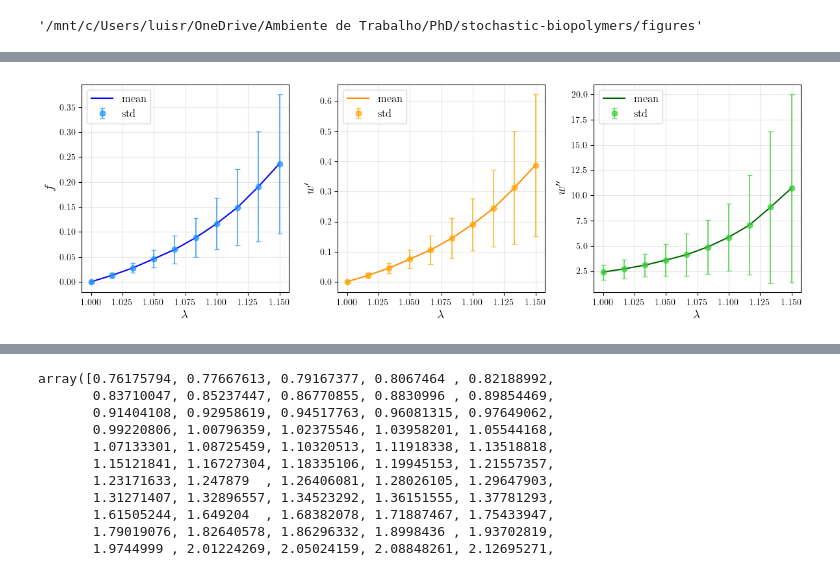
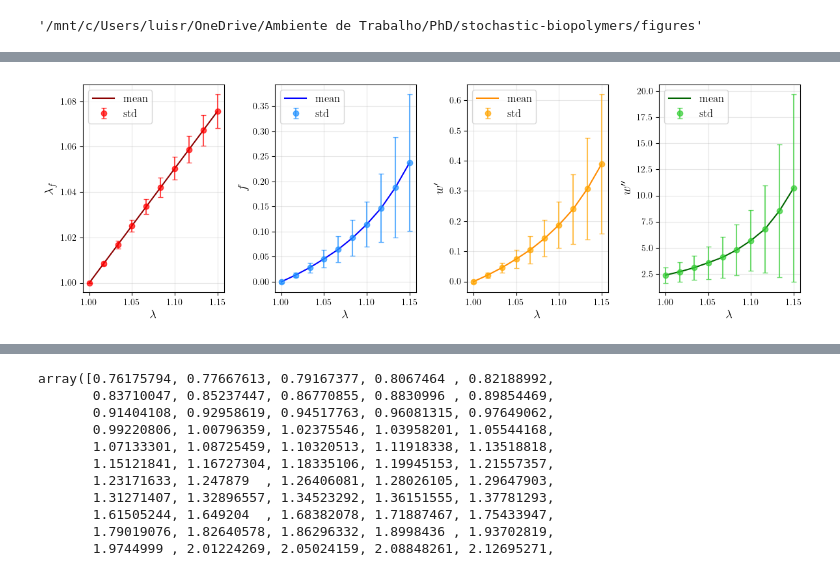
Before and after one commit to luisrlp/stochastic-biopolymers, a Jupyter notebook: notebooks/pce_aux.ipynb, the cells around one changed output, grey strips where cells are left out. Drawn from its saved outputs; the diff is of its cells as text; code cells hidden in the pictures.

```diff
--- a/notebooks/pce_aux.ipynb
+++ b/notebooks/pce_aux.ipynb
@@ -100,2 +36,0 @@ df_results[df_results['force'] > 1.].head()
-# %%
-pce_constructor = PCEConstructor(df_results, rnd_inputs, joint_dist)
@@ -372,3 +139,3 @@ df_results.head(10)
 # %%
-pce_constructor = PCEConstructor(df_results, rnd_inputs, joint_dist)
-poly_basis, _ = pce_constructor.poly_basis(degree=2, normed=True)
+# pce_constructor = PCEConstructor(df_results, rnd_inputs, joint_dist)
+# poly_basis, _ = pce_constructor.poly_basis(degree=2, normed=True)
@@ -525,7 +195,7 @@ os.getcwd()
 os.chdir('..')
 os.chdir('models')
 os.getcwd()
-# file_list = os.listdir()[:25]
+file_list = os.listdir()[:10]
 # file_id = 'best/1_/korobov_1000_LS_d2'
 
 distributions = {
@@ -572,7 +242,7 @@ os.chdir('..')
 os.chdir('data')
 os.getcwd()
 
-data_file_id = 'test_set_random'
+data_file_id = '20250702_193926_865980'
 ## Load test results
 with open(f'filament/{data_file_id}/results.pkl', 'rb') as file:
     df_results = pickle.load(file)
@@ -583,14 +253,14 @@ with open(f'filament/{data_file_id}/study_props_info.csv', 'r') as file:
 test_results_list = []
 # Build a pce constructor for each evaluation, constrained by stretch values
 for i, pce_model in enumerate(pce_model_list):
-    deformation_min = 1.00 # 1.0 + 0.05*i
-    deformation_max = 1.05 # deformation_min + 0.05
+    deformation_min = 1.14 # 1.0 + 0.05*i
+    deformation_max = 1.15 # deformation_min + 0.05
     # print(f"i: {i}")
     # print(f"deformation_min: {deformation_min}")
     # print(f"deformation_max: {deformation_max}")
     # print(pce_model)
     filtered_df = df_results[(df_results['STRETCH']>deformation_min) & (df_results['STRETCH']<deformation_max)]
-    pce_constructor = PCEConstructor(df=filtered_df, rnd_inputs=rnd_inputs, y_columns=['force', 'dw', 'ddw'])
+    pce_constructor = PCEConstructor(df=filtered_df, rnd_inputs=rnd_inputs, y_columns=['lambda_f', 'force', 'dw', 'ddw'])
     # Test each pce, creating a dictionary of test results
     test_results = pce_constructor.test_pce(pce_model)
     # Create a test_result list. From here on, the pipeline is implemented
@@ -876,8 +575,8 @@ os.chdir('..')
 os.chdir('models')
 os.getcwd()
 # file_list = os.listdir('best/1_4_1')
-file_list = ['best/1_1/rnd_500_LS_d2', 'best/1_2/LHS_500_LS_d2', 'best/1_3_1/rnd_500_LS_d2', 'best/1_3_2/rnd_2500_LS_d2']
-file_id = 'best/1_2/LHS_500_LS_d2'
+file_list = ['new_best/1_1', 'new_best/1_2', 'new_best/1_3', 'new_best/1_4', 'new_best/1_5']
+# file_id = 'best/1_2/LHS_500_LS_d2'
 
 distributions = {
     'normal': cp.Normal,
@@ -982,28 +693,32 @@ ddw_std_array = std_array[:, 2]
 # %%
-fig, ax = plt.subplots(1, 3, figsize=(12, 4))
+fig, ax = plt.subplots(1, 4, figsize=(12, 4))
 
-ax[0].plot(stretch_array, force_array, label='mean', color='blue')
-# ax[0].plot(stretch_array, force_array + force_std_array, color='blue', linestyle='--', alpha=0.7, label='std')
-# ax[0].plot(stretch_array, force_array - force_std_array, color='blue', linestyle='--', alpha=0.7)
-ax[0].errorbar(stretch_array, force_array, yerr=force_std_array, fmt='o', label='std', color='dodgerblue', capsize=3, alpha=0.7)
-ax[0].set_ylabel('$f$', fontsize=14)
+ax[0].plot(stretch_array, lambda_f_array, label='mean', color='darkred')
+ax[0].errorbar(stretch_array, lambda_f_array, yerr=lambda_f_std_array, fmt='o', label='std', color='red', capsize=3, alpha=0.7)
+ax[0].set_ylabel('$\lambda_f$', fontsize=14)
 
-ax[1].plot(stretch_array, dw_array, label='mean', color='darkorange')
-ax[1].errorbar(stretch_array, dw_array, yerr=dw_std_array, fmt='o', label='std', color='orange', capsize=3, alpha=0.7)
-ax[1].set_ylabel('$w^{\\prime}$', fontsize=14)
+ax[1].plot(stretch_array, force_array, label='mean', color='blue')
+# ax[1].plot(stretch_array, force_array + force_std_array, color='blue', linestyle='--', alpha=0.7, label='std')
+# ax[1].plot(stretch_array, force_array - force_std_array, color='blue', linestyle='--', alpha=0.7)
+ax[1].errorbar(stretch_array, force_array, yerr=force_std_array, fmt='o', label='std', color='dodgerblue', capsize=3, alpha=0.7)
+ax[1].set_ylabel('$f$', fontsize=14)
 
-ax[2].plot(stretch_array, ddw_array, label='mean', color='darkgreen')
-ax[2].errorbar(stretch_array, ddw_array, yerr=ddw_std_array, fmt='o', label='std', color='limegreen', capsize=3, alpha=0.7)
-ax[2].set_ylabel('$w^{\\prime\\prime}$', fontsize=14)
+ax[2].plot(stretch_array, dw_array, label='mean', color='darkorange')
+ax[2].errorbar(stretch_array, dw_array, yerr=dw_std_array, fmt='o', label='std', color='orange', capsize=3, alpha=0.7)
+ax[2].set_ylabel('$w^{\\prime}$', fontsize=14)
+
+ax[3].plot(stretch_array, ddw_array, label='mean', color='darkgreen')
+ax[3].errorbar(stretch_array, ddw_array, yerr=ddw_std_array, fmt='o', label='std', color='limegreen', capsize=3, alpha=0.7)
+ax[3].set_ylabel('$w^{\\prime\\prime}$', fontsize=14)
 
 for a in ax:
     a.set_xlabel('$\lambda$', fontsize=14)
     a.grid(True, alpha=0.3)
     a.legend(fontsize=12)
 plt.tight_layout()
 
-os.chdir('..')
-os.chdir('figures')
-plt.savefig('PCE_un_quant.svg', bbox_inches='tight')
+# os.chdir('..')
+# os.chdir('figures')
+# plt.savefig('PCE_un_quant.svg', bbox_inches='tight')
 # %% [output]
-[figure, old version]
+[figure, new version]
```
Also changed, not shown: parts of 82 cells of this notebook, 2 other files.
